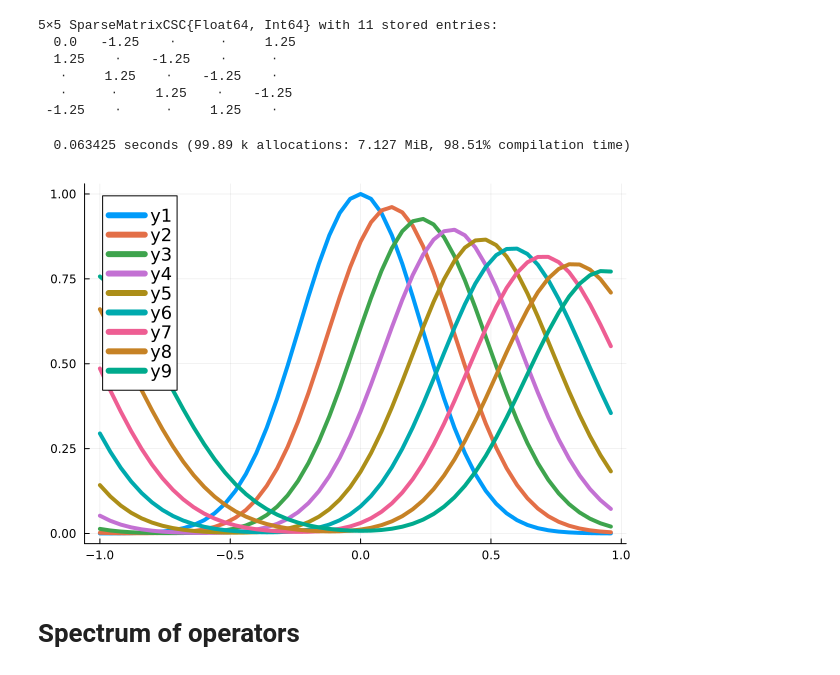
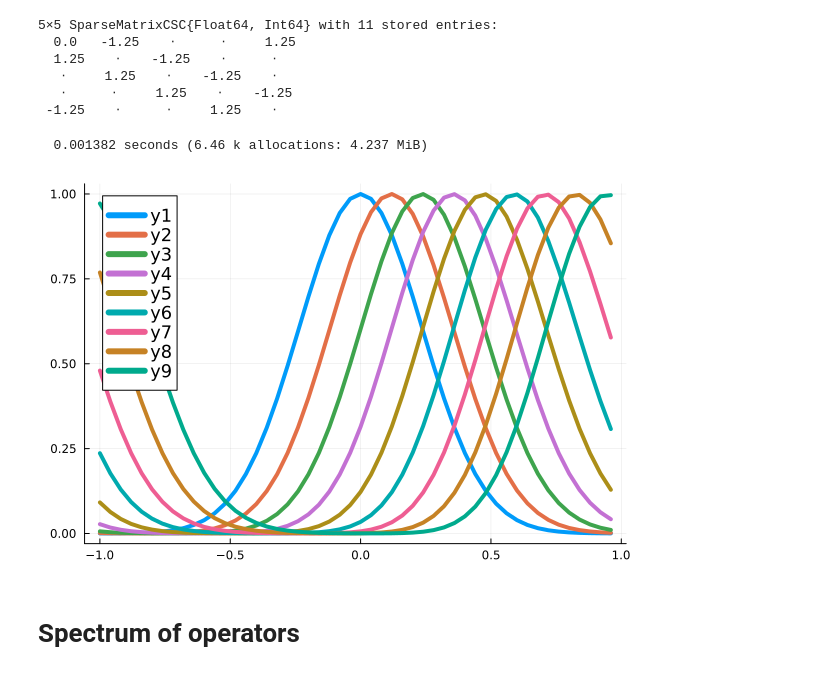
Before and after one commit to cu-numcomp/fall26, a Jupyter notebook: slides/2026-11-16-stiffness.ipynb, the cells around one changed output. Saved outputs shown, nothing was run; the diff lists cells and outputs as text; code cells hidden in the pictures.

```diff
--- a/slides/2026-11-16-stiffness.ipynb
+++ b/slides/2026-11-16-stiffness.ipynb
@@ -249,7 +250,7 @@ The stability function is
 $$ R(z) = \frac{1 + (1-\theta)z}{1 - \theta z}. $$
 # %%
 Rz_theta(z, theta) = (1 + (1-theta)*z) / (1 - theta*z)
-theta = .5
+theta = 1
 plot_stability(z -> Rz_theta(z, theta), "\$\\theta=$theta\$",
-    xlim=(-30, 1))
+    xlim=(-10, 1))
 # %% [output]
@@ -289,7 +291,7 @@ plot!([cos, sin])
 # %% [markdown]
 # $\theta$ method for the cosine decay
 # %%
-k = 5000
+k = 2000
 theta = .5
 thist, uhist = ode_theta_linear(-k, [.2], forcing=t -> k*cos(t), tfinal=5, h=.1, theta=theta)
 scatter(thist, uhist[1,:], title="\$\\theta = $theta\$")
@@ -383,14 +385,14 @@ advect_matrix(5)
 # %%
 n = 50
 A = advect_matrix(n, upwind=false)
 x = LinRange(-1, 1, n+1)[1:end-1]
 u0 = exp.(-9 * x .^ 2)
-@time thist, uhist = ode_theta_linear(A, u0, h=.04, theta=1, tfinal=1.);
+@time thist, uhist = ode_theta_linear(A, u0, h=.02, theta=.5, tfinal=1.);
 nsteps = size(uhist, 2)
 plot(x, uhist[:, 1:(nsteps÷8):end])
 # %% [output]
-  0.063425 seconds (99.89 k allocations: 7.127 MiB, 98.51% compilation time)
+  0.001382 seconds (6.46 k allocations: 4.237 MiB)
-[figure, old version]
+[figure, new version]
 # %% [markdown]
 # Spectrum of operators
 # %%
```
Also changed, not shown: parts of 8 cells of this notebook, 2 other files.
